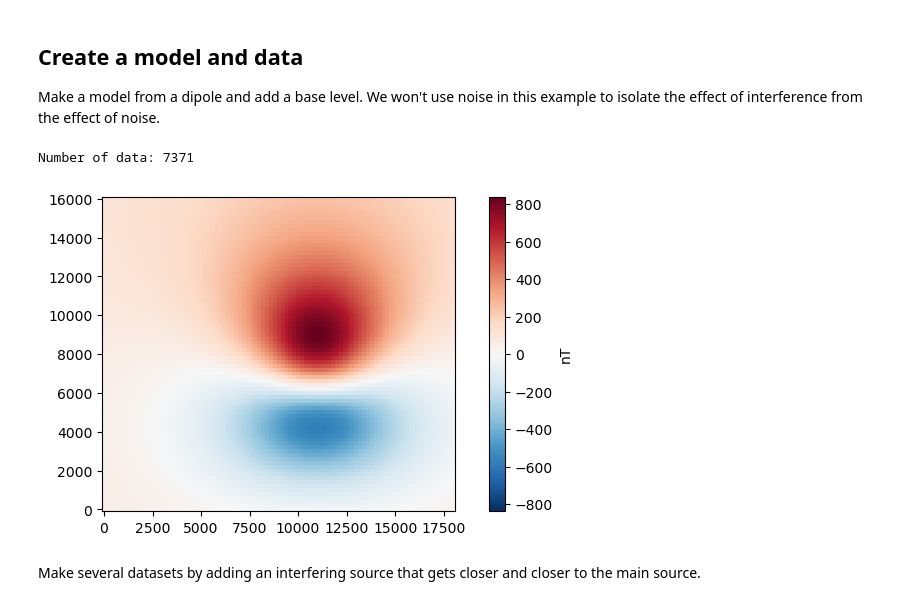
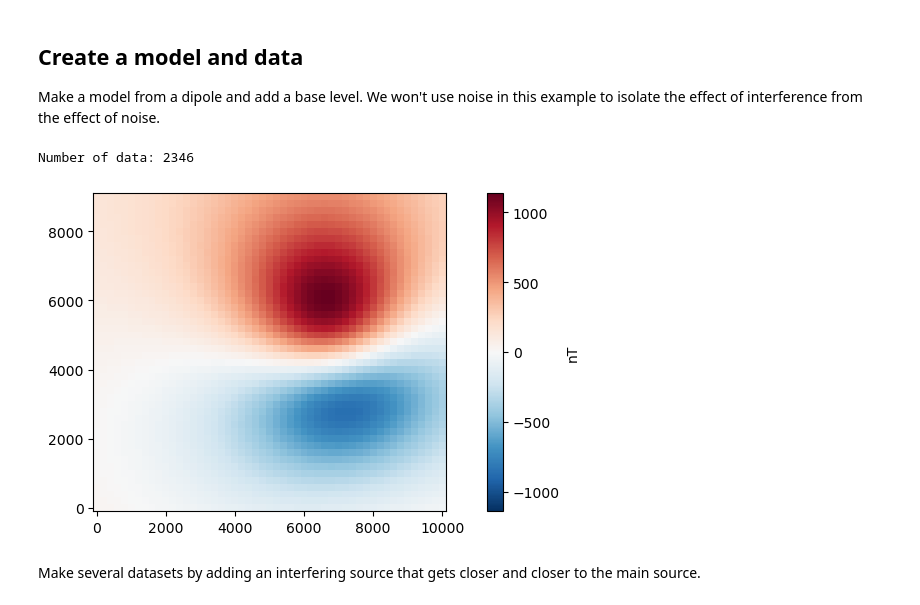
Before and after one commit to compgeolab/euler-inversion, a Jupyter notebook: code/synthetic-interfering-sources.ipynb, the cells around one changed output. Cells and saved outputs as stored; diff of their text form; code cells hidden in the pictures.

```diff
--- a/code/synthetic-interfering-sources.ipynb
+++ b/code/synthetic-interfering-sources.ipynb
@@ -19,38 +19,38 @@ warnings.filterwarnings("ignore")
 
 Make a model from a dipole and add a base level. We won't use noise in this example to isolate the effect of interference from the effect of noise.
 # %%
-region = [0, 18e3, 0, 16e3]
-height = 800
+region = [0, 10e3, 0, 9e3]
+height = 400
 spacing = 200
 coordinates = vd.grid_coordinates(region, spacing=spacing, extra_coords=height)
-intensity, inclination, declination = 1e12, -30, 0
-true_coordinates = (11e3, 6e3, -4e3)
+intensity, inclination, declination = 5e11, -30, -10
+true_coordinates = (7e3, 4e3, -3e3)
 magnetic_field = hm.dipole_magnetic(
     coordinates,
     dipoles=true_coordinates,
     magnetic_moments=hm.magnetic_angles_to_vec(intensity, inclination, declination),
     field="b",
 )
 main_field = hm.magnetic_angles_to_vec(1, inclination, declination)
 magnetic_anomaly = sum(b * f for b, f in zip(magnetic_field, main_field))
 
 # Add the base level
 base_level = 100  # nT
 magnetic_anomaly += base_level
 
 print(f"Number of data: {magnetic_anomaly.size}")
 
 fig, ax = plt.subplots(1, 1, figsize=(6, 3.5), layout="constrained")
 ax.set_aspect("equal")
 scale = vd.maxabs(magnetic_anomaly)
 tmp = ax.pcolormesh(
     *coordinates[:2], magnetic_anomaly, cmap="RdBu_r", vmin=-scale, vmax=scale
 )
 fig.colorbar(tmp, label="nT")
 plt.show()
 # %% [output]
-Number of data: 7371
+Number of data: 2346
-[figure, old version]
+[figure, new version]
 # %% [markdown]
 Make several datasets by adding an interfering source that gets closer and closer to the main source.
 # %%
```
Also changed, not shown: parts of 4 cells of this notebook, 5 other files.
